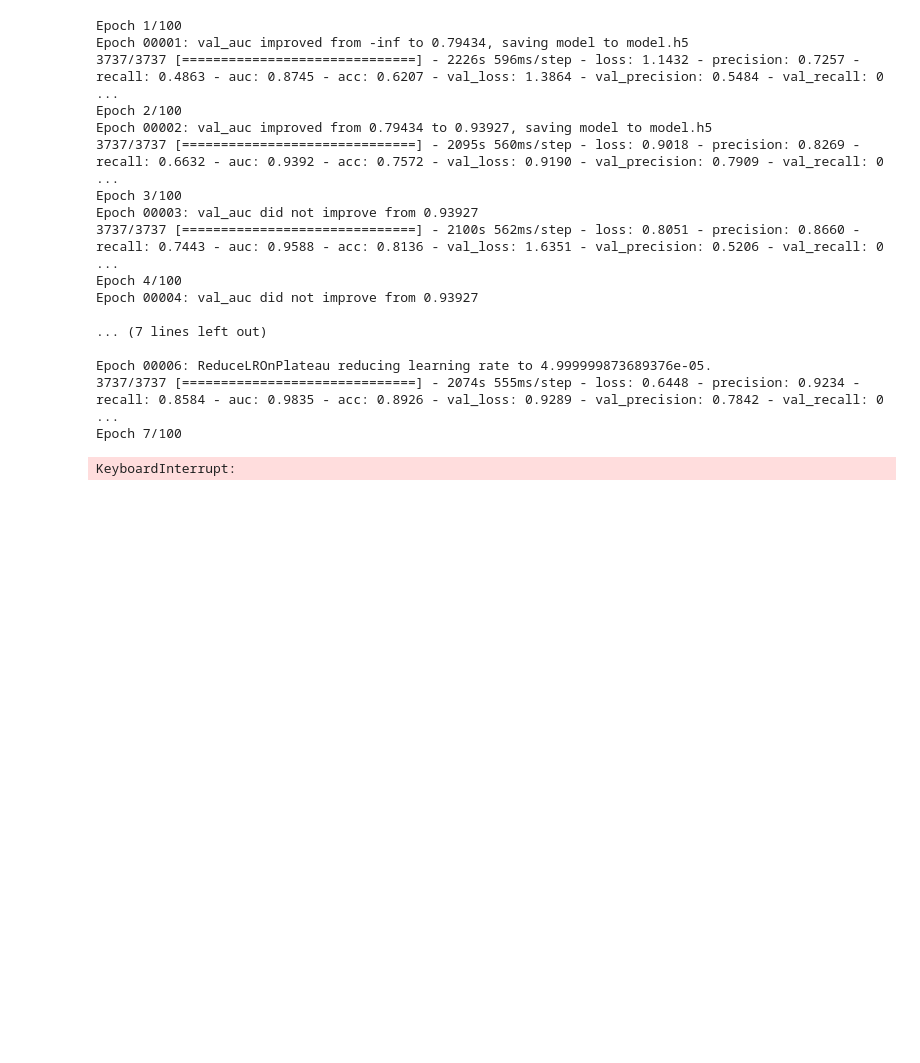
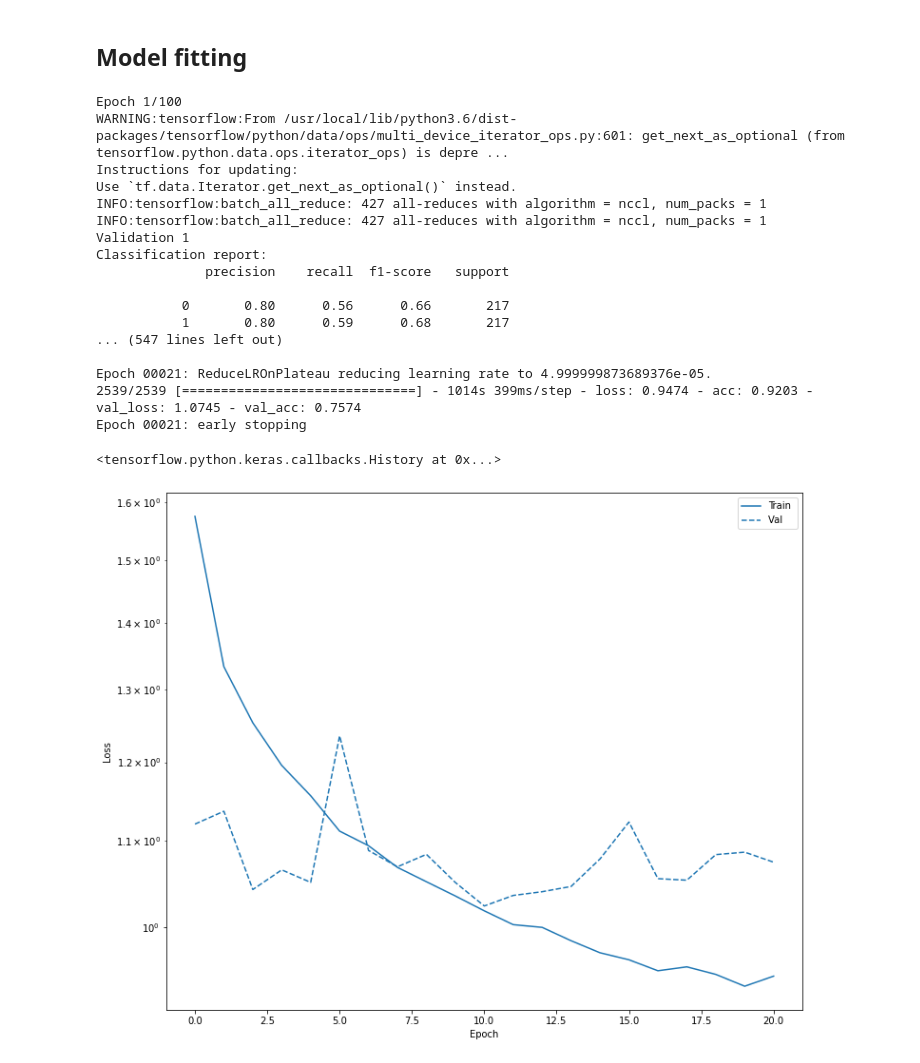
Before and after one commit to LucasKirsten/kaggle-cassava, a Jupyter notebook: codes/training.ipynb, the cells around one changed output. Cells and saved outputs as stored; diff of their text form; code cells hidden in the pictures; blank space fills up the shorter version.

```diff
--- a/codes/training.ipynb
+++ b/codes/training.ipynb
@@ -58,4 +54,5 @@ Batch Y:  (4, 5) 0.0 1.0
 # %%
-model = Model()
+with tf.distribute.MirroredStrategy().scope():
+    model = Model()
 model.summary()
 # %% [output]
@@ -79,22 +76,26 @@ ________________________________________________________________________________
+# %% [markdown]
+## Model fitting
 # %%
 # start training
 model.fit(
     x=loader.flow('train', batch_size=BATCH_SIZE),
-    steps_per_epoch=loader.data_size('train')//(2*BATCH_SIZE),
+    steps_per_epoch=loader.data_size('train')//BATCH_SIZE,
 
     class_weight=loader.class_weights,
 
     epochs=100,
     callbacks=[
-               tf.keras.callbacks.ModelCheckpoint('model.h5', monitor='val_auc', mode='max',
-                                                  verbose=1, save_best_only=True, save_weights_only=False),
-               tf.keras.callbacks.EarlyStopping(monitor='val_auc', patience=10, verbose=1,
-                                                mode='max', restore_best_weights=True),
-               tf.keras.callbacks.ReduceLROnPlateau(monitor='val_auc', factor=0.5, patience=2,
-                                                    verbose=1, mode='max', min_lr=1e-6, min_delta=0.01),
-               tf.keras.callbacks.CSVLogger(filename='training_log.csv', separator=',', append=True),
-               CyclicLR(base_lr=1e-4, max_lr=5e-4, step_size=loader.data_size('train')//(2*BATCH_SIZE),
-                        mode='exp_range', gamma=0.99994)
+        ClassificationMetrics(loader.flow('val', batch_size=2), loader.data_size('val')//2,
+                              f'model.h5', mode='categorical'),
+        tf.keras.callbacks.ModelCheckpoint('model.h5', monitor='val_loss', mode='min',
+                                           verbose=1, save_best_only=True, save_weights_only=False),
+        tf.keras.callbacks.EarlyStopping(monitor='val_loss', patience=10, verbose=1,
+                                        mode='min', restore_best_weights=True),
+        tf.keras.callbacks.ReduceLROnPlateau(monitor='val_loss', factor=0.5, patience=2,
+                                             verbose=1, mode='min', min_lr=1e-6, min_delta=0.01),
+        tf.keras.callbacks.CSVLogger(filename='training_log.csv', separator=',', append=True),
+        CyclicLR(base_lr=1e-4, max_lr=3e-4, step_size=loader.data_size('train')//BATCH_SIZE,
+                 mode='exp_range', gamma=0.9)
               ],
 
     validation_data=loader.flow('val', batch_size=2),
@@ -104,22 +105,24 @@ model.fit(
 )
 # %% [output]
 Epoch 1/100
-Epoch 00001: val_auc improved from -inf to 0.79434, saving model to model.h5
-3737/3737 [==============================] - 2226s 596ms/step - loss: 1.1432 - precision: 0.7257 - recall: 0.4863 - auc: 0.8745 - acc: 0.6207 - val_loss: 1.3864 - val_precision: 0.5484 - val_recall: 0 ...
-Epoch 2/100
-Epoch 00002: val_auc improved from 0.79434 to 0.93927, saving model to model.h5
-3737/3737 [==============================] - 2095s 560ms/step - loss: 0.9018 - precision: 0.8269 - recall: 0.6632 - auc: 0.9392 - acc: 0.7572 - val_loss: 0.9190 - val_precision: 0.7909 - val_recall: 0 ...
-Epoch 3/100
-Epoch 00003: val_auc did not improve from 0.93927
-3737/3737 [==============================] - 2100s 562ms/step - loss: 0.8051 - precision: 0.8660 - recall: 0.7443 - auc: 0.9588 - acc: 0.8136 - val_loss: 1.6351 - val_precision: 0.5206 - val_recall: 0 ...
-Epoch 4/100
-Epoch 00004: val_auc did not improve from 0.93927
+WARNING:tensorflow:From /usr/local/lib/python3.6/dist-packages/tensorflow/python/data/ops/multi_device_iterator_ops.py:601: get_next_as_optional (from tensorflow.python.data.ops.iterator_ops) is depre ...
+Instructions for updating:
+Use `tf.data.Iterator.get_next_as_optional()` instead.
+INFO:tensorflow:batch_all_reduce: 427 all-reduces with algorithm = nccl, num_packs = 1
+INFO:tensorflow:batch_all_reduce: 427 all-reduces with algorithm = nccl, num_packs = 1
+Validation 1
+Classification report:
+              precision    recall  f1-score   support
 
-... (7 lines left out)
+           0       0.80      0.56      0.66       217
+           1       0.80      0.59      0.68       217
+... (547 lines left out)
 
-Epoch 00006: ReduceLROnPlateau reducing learning rate to 4.999999873689376e-05.
-3737/3737 [==============================] - 2074s 555ms/step - loss: 0.6448 - precision: 0.9234 - recall: 0.8584 - auc: 0.9835 - acc: 0.8926 - val_loss: 0.9289 - val_precision: 0.7842 - val_recall: 0 ...
-Epoch 7/100
+Epoch 00021: ReduceLROnPlateau reducing learning rate to 4.999999873689376e-05.
+2539/2539 [==============================] - 1014s 399ms/step - loss: 0.9474 - acc: 0.9203 - val_loss: 1.0745 - val_acc: 0.7574
+Epoch 00021: early stopping
-KeyboardInterrupt:
+<tensorflow.python.keras.callbacks.History at 0x...>
 # %%
-plot_loss(model.history, 'Train info', 0)
+plot_loss(model.history, '', 0)
+# %% [output]
+[figure, added]
```
Also changed, not shown: parts of 9 cells of this notebook, 11 other files.
